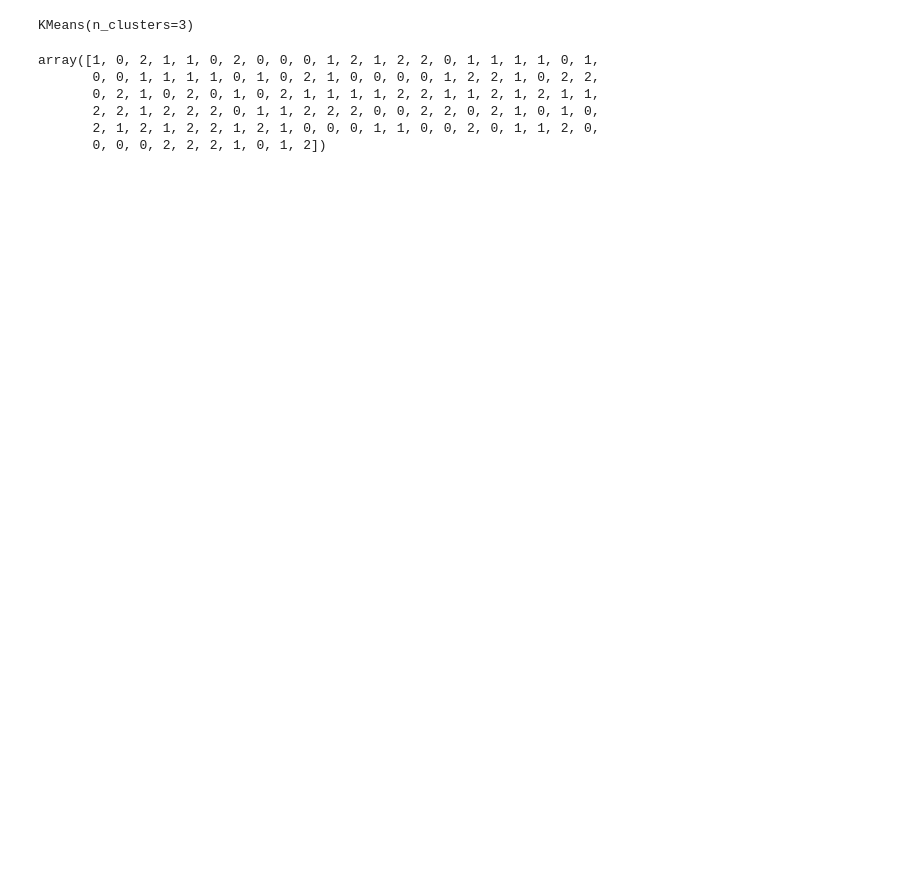
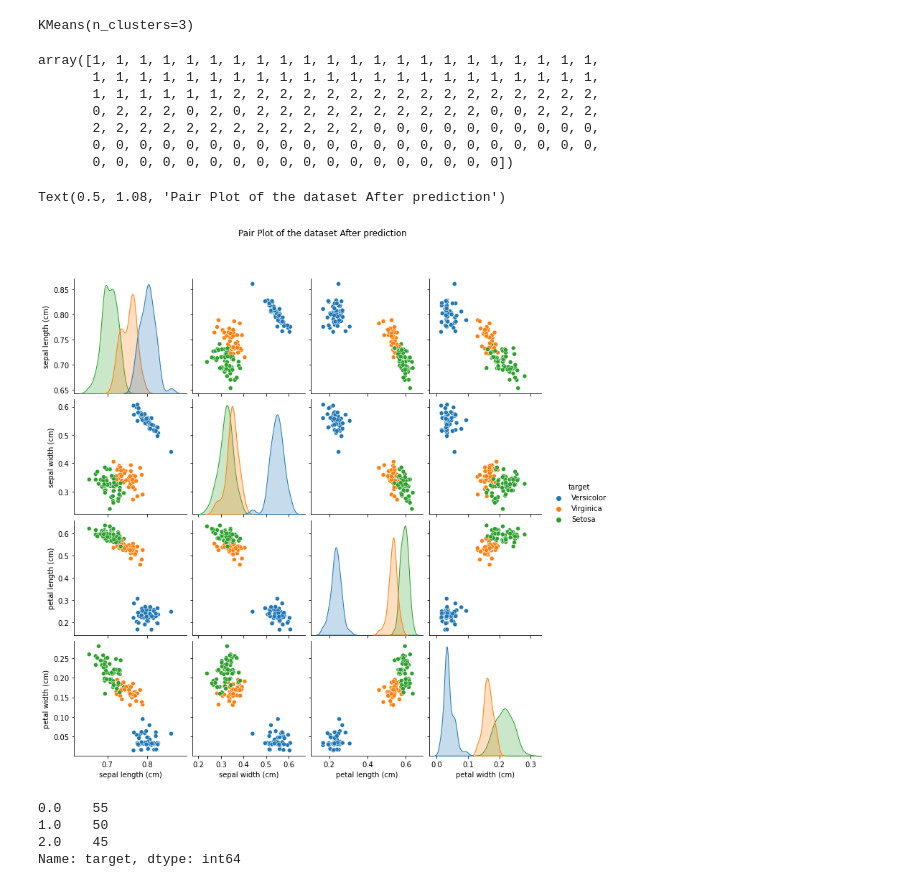
Before and after one commit to Moder4t/labo_ia_3, a Jupyter notebook: ML-non-sup2.ipynb, the cells around one changed output. Saved outputs shown, nothing was run; the diff lists cells and outputs as text; code cells hidden in the pictures; blank space fills up the shorter version.

```diff
--- a/ML-non-sup2.ipynb
+++ b/ML-non-sup2.ipynb
@@ -139,0 +143,3 @@ Text(0.5, 1.08, 'Pair Plot of the dataset After normalization')
+# %%
+normalized_X = preprocessing.normalize(X)
+normalized_X
@@ -158,16 +170,19 @@ import sklearn.cluster as cluster
 # Apprentissage avec l'algorithme K-Mean
 from sklearn.cluster import KMeans
 modele = KMeans(n_clusters=3)
-modele.fit(iris_df_2)
+modele
 # %% [output]
 KMeans(n_clusters=3)
+# %%
+modele_fil = modele.fit(normalized_X)
 # %%
-predictions_kmeans = modele.predict(iris_df_2)
+predictions_kmeans = modele.predict(normalized_X)
 predictions_kmeans
 # %% [output]
-array([1, 0, 2, 1, 1, 0, 2, 0, 0, 0, 1, 2, 1, 2, 2, 0, 1, 1, 1, 1, 0, 1,
-       0, 0, 1, 1, 1, 1, 0, 1, 0, 2, 1, 0, 0, 0, 0, 1, 2, 2, 1, 0, 2, 2,
-       0, 2, 1, 0, 2, 0, 1, 0, 2, 1, 1, 1, 1, 2, 2, 1, 1, 2, 1, 2, 1, 1,
-       2, 2, 1, 2, 2, 2, 0, 1, 1, 2, 2, 2, 0, 0, 2, 2, 0, 2, 1, 0, 1, 0,
-       2, 1, 2, 1, 2, 2, 1, 2, 1, 0, 0, 0, 1, 1, 0, 0, 2, 0, 1, 1, 2, 0,
-       0, 0, 0, 2, 2, 2, 1, 0, 1, 2])
+array([1, 1, 1, 1, 1, 1, 1, 1, 1, 1, 1, 1, 1, 1, 1, 1, 1, 1, 1, 1, 1, 1,
+       1, 1, 1, 1, 1, 1, 1, 1, 1, 1, 1, 1, 1, 1, 1, 1, 1, 1, 1, 1, 1, 1,
+       1, 1, 1, 1, 1, 1, 2, 2, 2, 2, 2, 2, 2, 2, 2, 2, 2, 2, 2, 2, 2, 2,
+       0, 2, 2, 2, 0, 2, 0, 2, 2, 2, 2, 2, 2, 2, 2, 2, 2, 0, 0, 2, 2, 2,
+       2, 2, 2, 2, 2, 2, 2, 2, 2, 2, 2, 2, 0, 0, 0, 0, 0, 0, 0, 0, 0, 0,
+       0, 0, 0, 0, 0, 0, 0, 0, 0, 0, 0, 0, 0, 0, 0, 0, 0, 0, 0, 0, 0, 0,
+       0, 0, 0, 0, 0, 0, 0, 0, 0, 0, 0, 0, 0, 0, 0, 0, 0, 0])
@@ -309,0 +189,17 @@ print(f'Best accuracy was {np.max(accuracy_k)}, which corresponds to a value of
+# %%
+## After
+iris_predictions= pd.DataFrame(data= np.c_[normalized_X, predictions_kmeans],
+                        columns= iris['feature_names'] + ['target'])
+di= {0.0: 'Setosa', 1.0: 'Versicolor', 2.0: 'Virginica'}
+after= sns.pairplot(iris_predictions.replace({'target':di}), hue= 'target')
+after.fig.suptitle('Pair Plot of the dataset After prediction', y=1.08)
+# %% [output]
+Text(0.5, 1.08, 'Pair Plot of the dataset After prediction')
+[figure, added]
+# %%
+iris_predictions['target'].value_counts()
+# %% [output]
+0.0    55
+1.0    50
+2.0    45
+Name: target, dtype: int64
```
Also changed, not shown: parts of 25 cells of this notebook.
